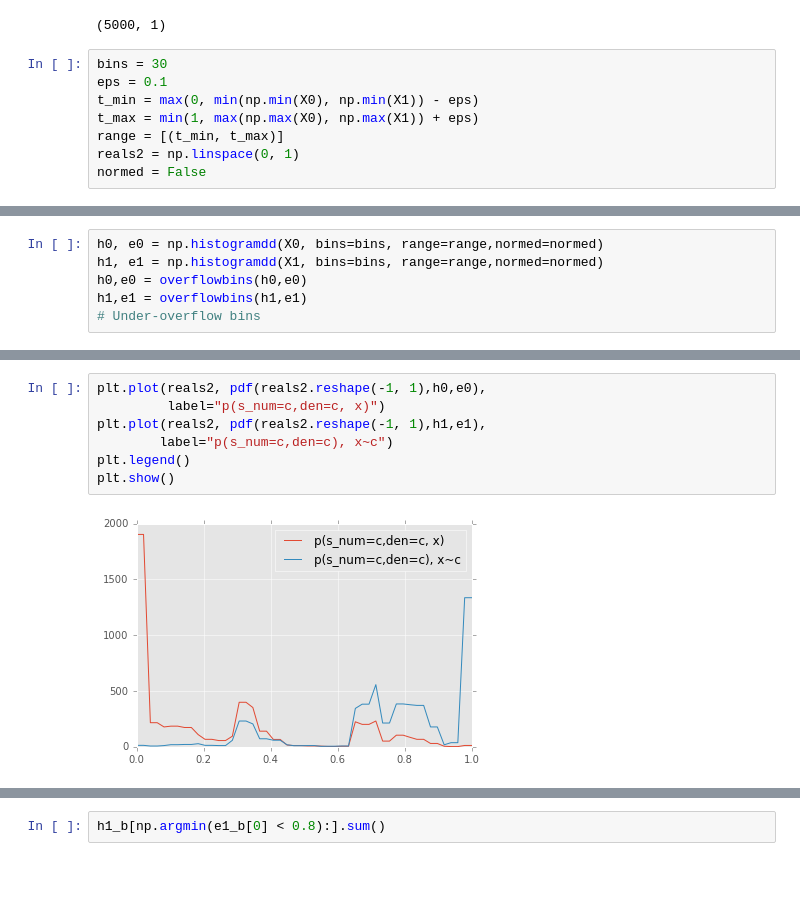
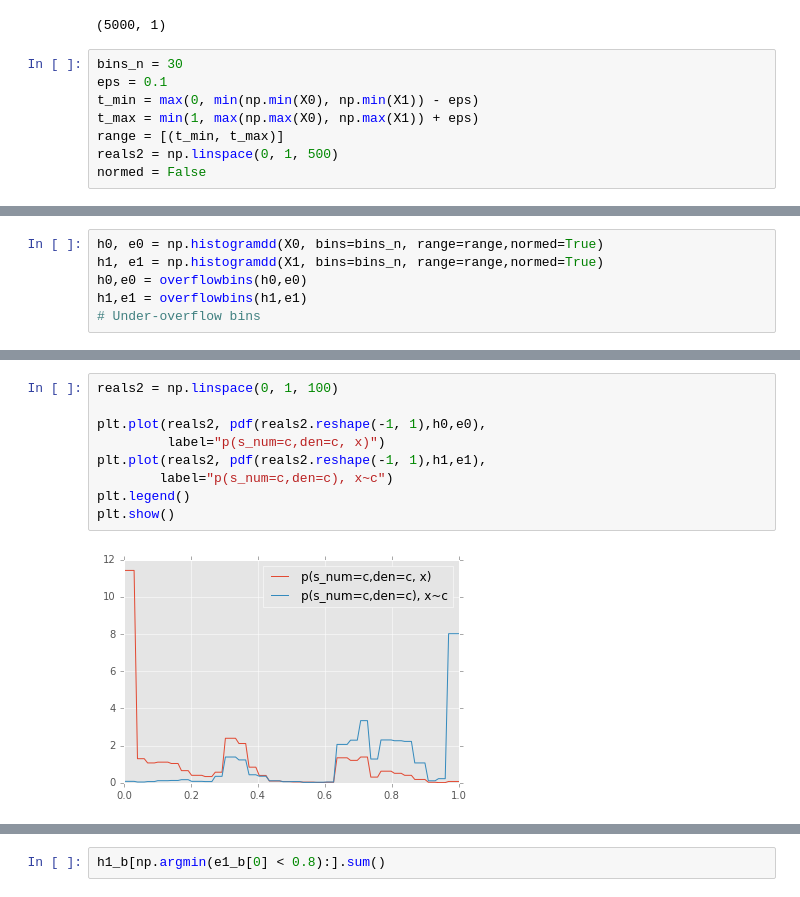
Before and after one commit to jgpavez/TimeSeriesEstimation, a Jupyter notebook: blocks.ipynb, the cells around one changed output, grey strips where cells are left out. Saved outputs shown, nothing was run; the diff lists cells and outputs as text.

```diff
--- a/blocks.ipynb
+++ b/blocks.ipynb
@@ -30,12 +25,12 @@ X0.shape
 # %% [output]
 (5000, 1)
 # %%
-bins = 30
+bins_n = 30
 eps = 0.1
 t_min = max(0, min(np.min(X0), np.min(X1)) - eps)
 t_max = min(1, max(np.max(X0), np.max(X1)) + eps)
 range = [(t_min, t_max)]
-reals2 = np.linspace(0, 1)
+reals2 = np.linspace(0, 1, 500)
 normed = False
 # %%
 def overflowbins(h,e):
@@ -59,6 +63,6 @@ def pdf(X,h,e):
 # %%
-h0, e0 = np.histogramdd(X0, bins=bins, range=range,normed=normed)
-h1, e1 = np.histogramdd(X1, bins=bins, range=range,normed=normed)
+h0, e0 = np.histogramdd(X0, bins=bins_n, range=range,normed=True)
+h1, e1 = np.histogramdd(X1, bins=bins_n, range=range,normed=True)
 h0,e0 = overflowbins(h0,e0)
 h1,e1 = overflowbins(h1,e1)
 # Under-overflow bins
@@ -65,9 +119,11 @@ h1,e1 = overflowbins(h1,e1)
 # %%
+reals2 = np.linspace(0, 1, 100)
+
 plt.plot(reals2, pdf(reals2.reshape(-1, 1),h0,e0),
          label="p(s_num=c,den=c, x)")
 plt.plot(reals2, pdf(reals2.reshape(-1, 1),h1,e1),
         label="p(s_num=c,den=c), x~c")
 plt.legend()
 plt.show()
 # %% [output]
-[figure, old version]
+[figure, new version]
```
Also changed, not shown: parts of 9 cells of this notebook.
